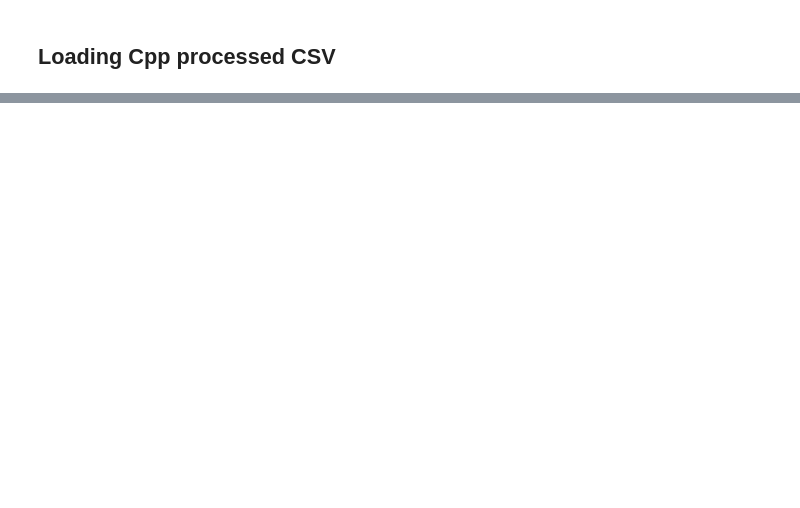
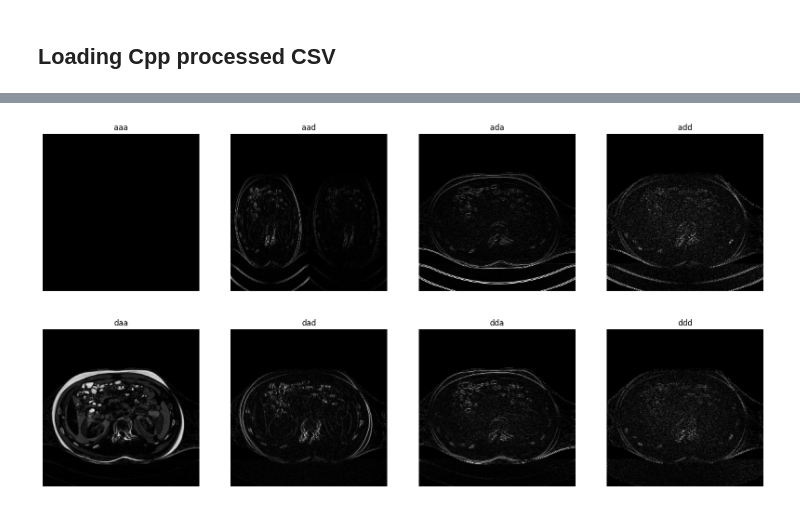
Before and after one commit to GrahamPellegrini/Cuda-3D-DWT, a Jupyter notebook: assignment-1/cppHandler.ipynb, the cells around one changed output, grey strips where cells are left out. Cells and saved outputs as stored; diff of their text form; code cells hidden in the pictures; blank space fills up the shorter version.

Commit message:
Working single level 3D with values close to epsilon (after mess)

```diff
--- a/assignment-1/cppHandler.ipynb
+++ b/assignment-1/cppHandler.ipynb
@@ -94,0 +94,87 @@ plt.show()
+# %%
+def open_bin_file(filename):
+    """Open a binary file and read the volume data."""
+
+    with open(filename, 'rb') as f:
+        # Read the dimensions
+        depth = np.frombuffer(f.read(4), dtype=np.int32)[0]
+        rows = np.frombuffer(f.read(4), dtype=np.int32)[0]
+        cols = np.frombuffer(f.read(4), dtype=np.int32)[0]
+
+        # Read the data
+        volume = np.frombuffer(f.read(), dtype=np.float32).reshape((depth, rows, cols))
+    return volume
+
+def get_coefficients(volume):
+    """The 3D wavelet transform has already been performed on the volume and we want to extract the coefficients."""
+    depth = volume.shape[0]
+    rows = volume.shape[1]
+    cols = volume.shape[2]
+
+    # Initialize a dictionary to hold the coefficients
+    coeffs = {}
+
+    # Get the LLL, LLH, LHL, LHH, HLL, HLH, HHL, and HHH subbands
+    coeffs['aaa'] = volume[:depth//2, :rows//2, :cols//2]
+    coeffs['aad'] = volume[:depth//2, :rows//2, cols//2:]
+    coeffs['ada'] = volume[:depth//2, rows//2:, :cols//2]
+    coeffs['add'] = volume[:depth//2, rows//2:, cols//2:]
+    coeffs['daa'] = volume[depth//2:, :rows//2, :cols//2]
+    coeffs['dad'] = volume[depth//2:, :rows//2, cols//2:]
+    coeffs['dda'] = volume[depth//2:, rows//2:, :cols//2]
+    coeffs['ddd'] = volume[depth//2:, rows//2:, cols//2:]
+
+    return coeffs
+
+
+def plot_coefficients(coeffs):
+    """Plot the subbands of the wavelet coefficients."""
+    fig, axes = plt.subplots(2, 4, figsize=(20, 10))
+
+    subbands = ['aaa', 'aad', 'ada', 'add', 'daa', 'dad', 'dda', 'ddd']
+    for i, ax in enumerate(axes.flat):
+        subband = subbands[i]
+        ax.imshow(coeffs[subband][coeffs[subband].shape[0] // 2, :, :], cmap='gray')
+        ax.axis('off')
+        ax.set_title(subband)
+
+    plt.show()
+
+# Open the volume from the .bin file
+volume = open_bin_file('output.bin')
+
+# Get the wavelet coefficients
+coeffs = get_coefficients(volume)
+
+# Take the abs value of the coefficients for visualization
+for key in coeffs:
+    coeffs[key] = np.abs(coeffs[key])
+
+# Plot the wavelet coefficients
+plot_coefficients(coeffs)
+
+### Using the pywt library to perform the 3D wavelet transform on the original input ###
+
+# Using pywavelets to perform the 3D wavelet transform
+titles = ['aaa', 'aad', 'ada', 'add', 'daa', 'dad', 'dda', 'ddd']
+coeffs3 = pywt.dwtn(input_vol, 'haar')
+
+# Take the absolute value of the coefficients to make them easier to visualize
+coeffs3 = {key: np.abs(coeffs3[key]) for key in coeffs3}
+
+# Create a composite image to visualize the coefficients
+fig, axes = plt.subplots(2, 4, figsize=(16, 8))
+for ax, title in zip(axes.flatten(), titles):
+    ax.imshow(coeffs3[title][coeffs3[title].shape[0] // 2], cmap=plt.cm.gray)
+    ax.set_title(title)
+    ax.axis('off')
+
+plt.tight_layout()
+plt.show()
+
+# Get the MSE between the two sets of coefficients for each subband
+for key in coeffs:
+    mse = np.mean((coeffs[key] - coeffs3[key])**2)
+    print(f"MSE for {key}: {mse}")
+# %% [output]
+[figure, added]
```
Also changed, not shown: parts of 9 cells of this notebook, 31 other files.
